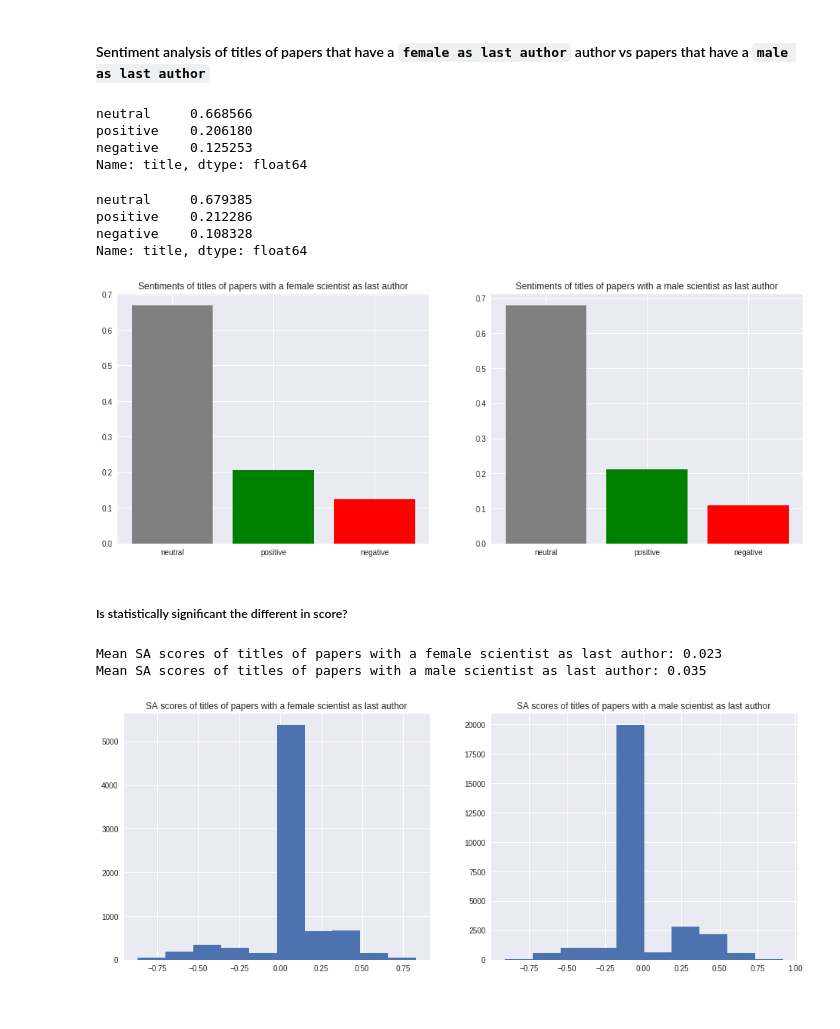
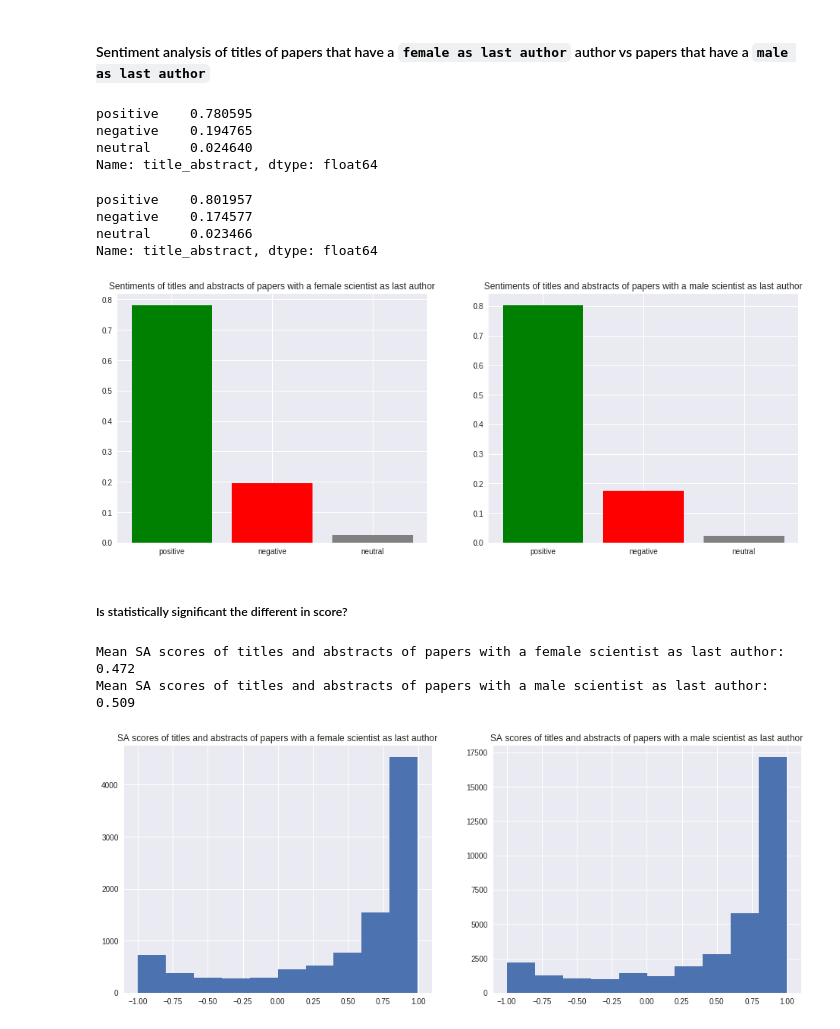
Before and after one commit to social-link-analytics-group-bsc/gender_bioinfo, a Jupyter notebook: analysis/gender_bias_analysis.ipynb, the cells around one changed output. Drawn from its saved outputs; the diff is of its cells as text; code cells hidden in the pictures.

```diff
--- a/analysis/gender_bias_analysis.ipynb
+++ b/analysis/gender_bias_analysis.ipynb
@@ -1374,6 +1430,9 @@ def analyze_sentiment(title):
 def analyze_sentiment_score(title):
     score = analyzer.polarity_scores(title)
     return score['compound']
+# %%
+# Merge both title and abstract to ease the analysis
+papers['title_abstract'] = papers['title'] + ' ' + papers['abstract']
 # %% [markdown]
 #### Sentiment analysis of titles of papers with `most female` authors vs papers with `most male` authors
 # %%
@@ -1572,36 +1631,36 @@ statistics= 99224970.5, p-value= 0.0000
 #### Sentiment analysis of titles of papers that have a `female as last author` author vs papers that have a `male as last author`
 # %%
 # compute sentiment analysis of titles
-sa_titles_lf = papers[papers['gender_last_author']=='female']['title'].map(analyze_sentiment)
-sa_titles_lm = papers[papers['gender_last_author']=='male']['title'].map(analyze_sentiment)
+sa_titles_lf = papers[papers['gender_last_author']=='female']['title_abstract'].map(analyze_sentiment)
+sa_titles_lm = papers[papers['gender_last_author']=='male']['title_abstract'].map(analyze_sentiment)
 # %%
 dist_f = sa_titles_lf.value_counts()/len(sa_titles_lf)
 dist_m = sa_titles_lm.value_counts()/len(sa_titles_lm)
 # %%
 dist_f
 # %% [output]
-neutral     0.668566
-positive    0.206180
-negative    0.125253
-Name: title, dtype: float64
+positive    0.780595
+negative    0.194765
+neutral     0.024640
+Name: title_abstract, dtype: float64
 # %%
 dist_m
 # %% [output]
-neutral     0.679385
-positive    0.212286
-negative    0.108328
-Name: title, dtype: float64
+positive    0.801957
+negative    0.174577
+neutral     0.023466
+Name: title_abstract, dtype: float64
 # %%
 fig = plt.figure(1, figsize=(16, 6))
 plt.subplot(1, 2, 1)
-plt.bar(dist_f.index, dist_f, color=['gray', 'green', 'red'])
-plt.title('Sentiments of titles of papers with a female scientist as last author')
+plt.bar(dist_f.index, dist_f, color=['green', 'red', 'gray'])
+plt.title('Sentiments of titles and abstracts of papers with a female scientist as last author')
 plt.subplot(1, 2, 2)
-plt.bar(dist_m.index, dist_m, color=['gray', 'green', 'red'])
-plt.title('Sentiments of titles of papers with a male scientist as last author')
+plt.bar(dist_m.index, dist_m, color=['green', 'red', 'gray'])
+plt.title('Sentiments of titles and abstracts of papers with a male scientist as last author')
 plt.show()
 # %% [output]
-[figure, old version]
+[figure, new version]
 # %% [markdown]
 ##### Is statistically significant the different in score?
 # %%
@@ -1611,20 +1670,20 @@ sas_titles_lm = papers[papers['gender_last_author']=='male']['title'].map(analyz
 # %%
-print('Mean SA scores of titles of papers with a female scientist as last author: {0:1.3f}'.format(sas_titles_lf.mean()))
-print('Mean SA scores of titles of papers with a male scientist as last author: {0:1.3f}'.format(sas_titles_lm.mean()))
+print('Mean SA scores of titles and abstracts of papers with a female scientist as last author: {0:1.3f}'.format(sas_titles_lf.mean()))
+print('Mean SA scores of titles and abstracts of papers with a male scientist as last author: {0:1.3f}'.format(sas_titles_lm.mean()))
 # %% [output]
-Mean SA scores of titles of papers with a female scientist as last author: 0.023
-Mean SA scores of titles of papers with a male scientist as last author: 0.035
+Mean SA scores of titles and abstracts of papers with a female scientist as last author: 0.472
+Mean SA scores of titles and abstracts of papers with a male scientist as last author: 0.509
 # %%
 fig = plt.figure(1, figsize=(16, 6))
 plt.subplot(1, 2, 1)
 plt.hist(sas_titles_lf)
-plt.title('SA scores of titles of papers with a female scientist as last author')
+plt.title('SA scores of titles and abstracts of papers with a female scientist as last author')
 plt.subplot(1, 2, 2)
 plt.hist(sas_titles_lm)
-plt.title('SA scores of titles of papers with a male scientist as last author')
+plt.title('SA scores of titles and abstracts of papers with a male scientist as last author')
 plt.show()
 # %% [output]
-[figure, old version]
+[figure, new version]
 # %%
 stat, p = mannwhitneyu(sas_titles_lf, sas_titles_lm)
 print('statistics= {0:1.1f}, p-value= {1:3.4f}'.format(stat, p))
```
Also changed, not shown: parts of 156 cells of this notebook.
